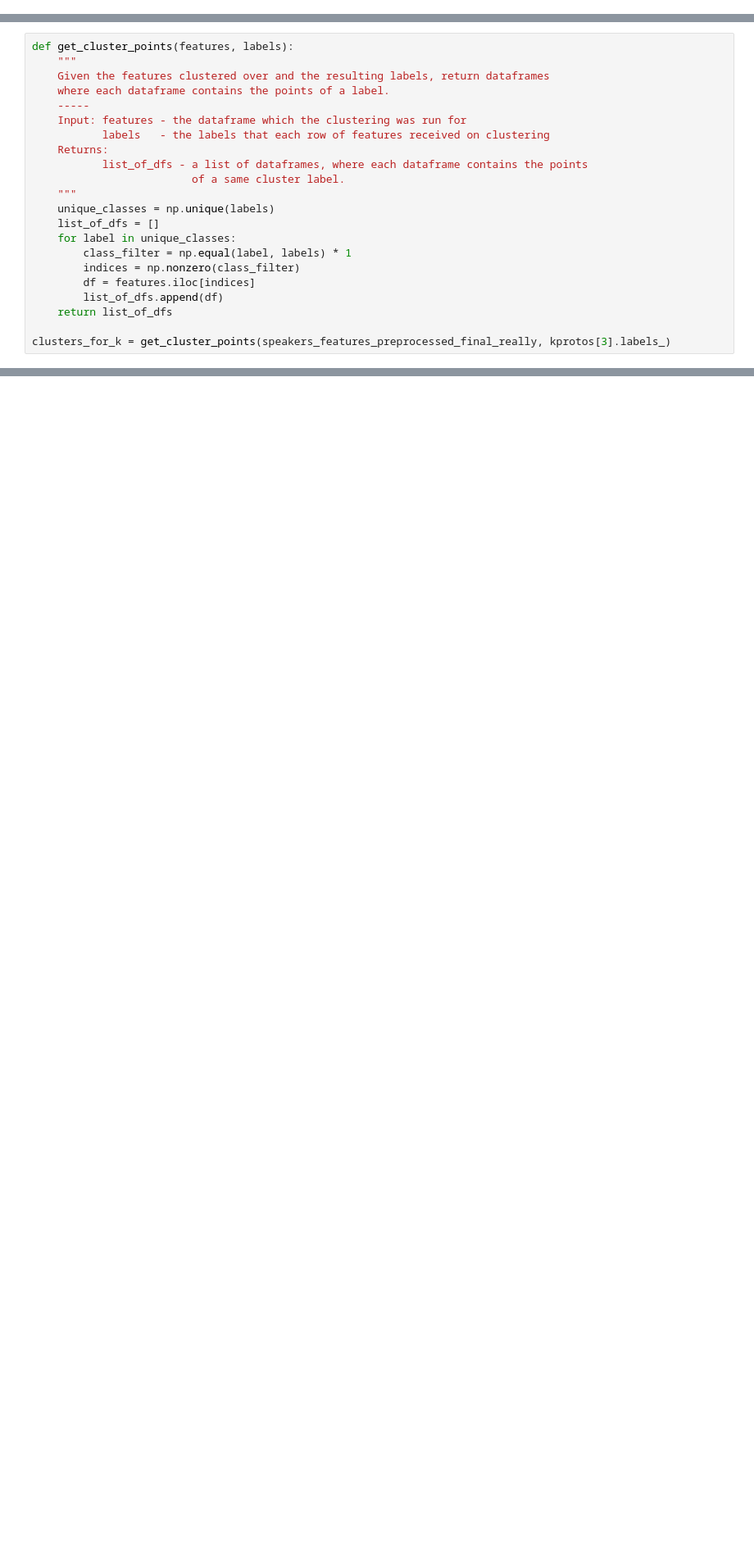
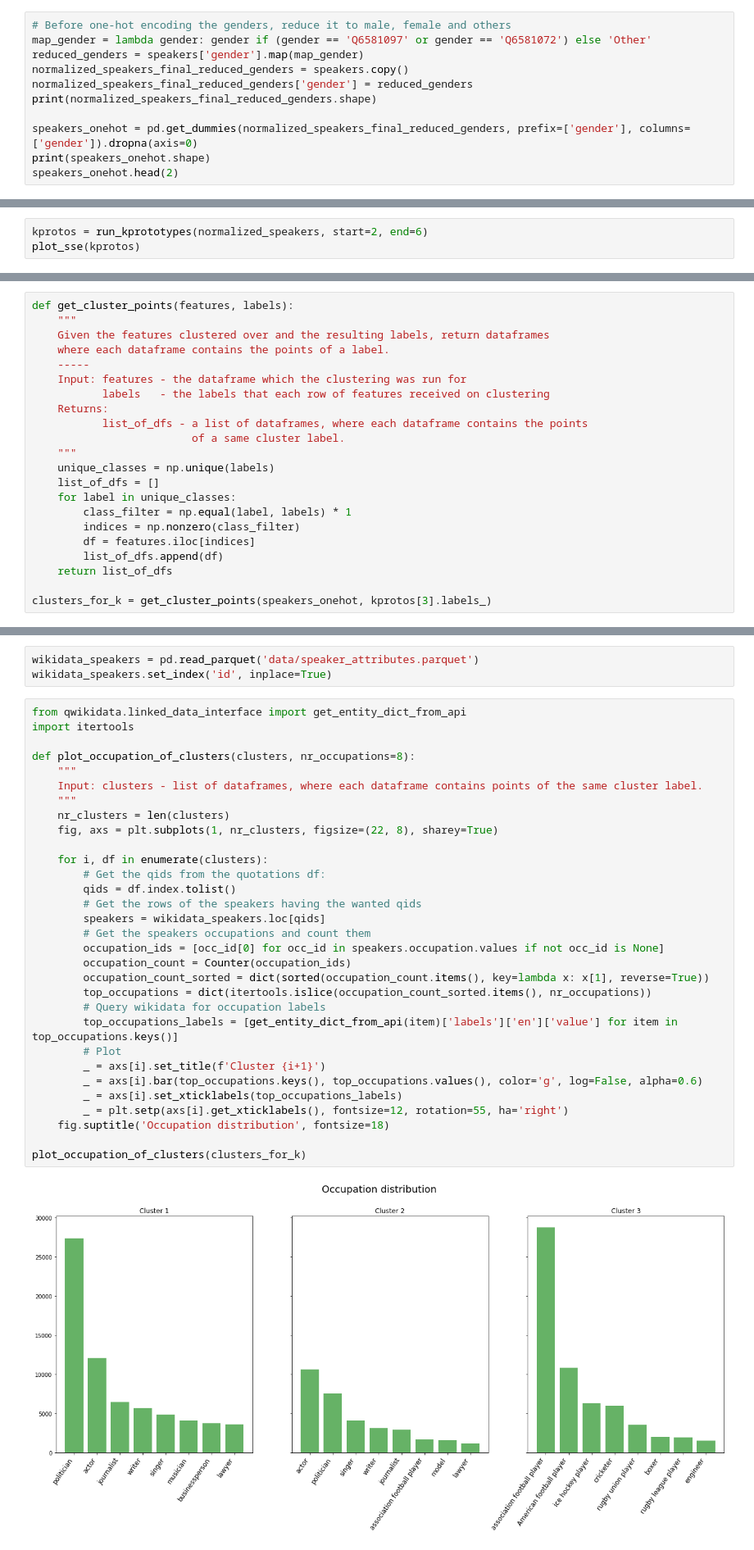
Before and after one commit to epfl-ada/ada-2021-project-quotebankers, a Jupyter notebook: clustering.ipynb, the cells around one changed output, grey strips where cells are left out. Shown: that part at 82% size. Saved outputs shown, nothing was run; the diff lists cells and outputs as text; blank space fills up the shorter version.

Commit message:
added some plots

```diff
--- a/clustering.ipynb
+++ b/clustering.ipynb
@@ -426,0 +291,11 @@ for k in kprotos:
+# %%
+# Before one-hot encoding the genders, reduce it to male, female and others
+map_gender = lambda gender: gender if (gender == 'Q6581097' or gender == 'Q6581072') else 'Other'
+reduced_genders = speakers['gender'].map(map_gender)
+normalized_speakers_final_reduced_genders = speakers.copy()
+normalized_speakers_final_reduced_genders['gender'] = reduced_genders
+print(normalized_speakers_final_reduced_genders.shape)
+
+speakers_onehot = pd.get_dummies(normalized_speakers_final_reduced_genders, prefix=['gender'], columns=['gender']).dropna(axis=0)
+print(speakers_onehot.shape)
+speakers_onehot.head(2)
@@ -426,0 +364,3 @@ for k in kprotos:
+# %%
+kprotos = run_kprototypes(normalized_speakers, start=2, end=6)
+plot_sse(kprotos)
@@ -455,4 +403,4 @@ def get_cluster_points(features, labels):
         list_of_dfs.append(df)
     return list_of_dfs
 
-clusters_for_k = get_cluster_points(speakers_features_preprocessed_final_really, kprotos[3].labels_)
+clusters_for_k = get_cluster_points(speakers_onehot, kprotos[3].labels_)
@@ -460,0 +407,36 @@ clusters_for_k = get_cluster_points(speakers_features_preprocessed_final_really,
+# %%
+wikidata_speakers = pd.read_parquet('data/speaker_attributes.parquet')
+wikidata_speakers.set_index('id', inplace=True)
+# %%
+from qwikidata.linked_data_interface import get_entity_dict_from_api
+import itertools
+
+def plot_occupation_of_clusters(clusters, nr_occupations=8):
+    """
+    Input: clusters - list of dataframes, where each dataframe contains points of the same cluster label.
+    """
+    nr_clusters = len(clusters)
+    fig, axs = plt.subplots(1, nr_clusters, figsize=(22, 8), sharey=True)
+
+    for i, df in enumerate(clusters):
+        # Get the qids from the quotations df:
+        qids = df.index.tolist()
+        # Get the rows of the speakers having the wanted qids
+        speakers = wikidata_speakers.loc[qids]
+        # Get the speakers occupations and count them
+        occupation_ids = [occ_id[0] for occ_id in speakers.occupation.values if not occ_id is None]
+        occupation_count = Counter(occupation_ids)
+        occupation_count_sorted = dict(sorted(occupation_count.items(), key=lambda x: x[1], reverse=True))
+        top_occupations = dict(itertools.islice(occupation_count_sorted.items(), nr_occupations))
+        # Query wikidata for occupation labels
+        top_occupations_labels = [get_entity_dict_from_api(item)['labels']['en']['value'] for item in top_occupations.keys()]
+        # Plot
+        _ = axs[i].set_title(f'Cluster {i+1}')
+        _ = axs[i].bar(top_occupations.keys(), top_occupations.values(), color='g', log=False, alpha=0.6)
+        _ = axs[i].set_xticklabels(top_occupations_labels)
+        _ = plt.setp(axs[i].get_xticklabels(), fontsize=12, rotation=55, ha='right')
+    fig.suptitle('Occupation distribution', fontsize=18)
+
+plot_occupation_of_clusters(clusters_for_k)
+# %% [output]
+[figure, added]
```
Also changed, not shown: parts of 87 cells of this notebook, 7 other files.
